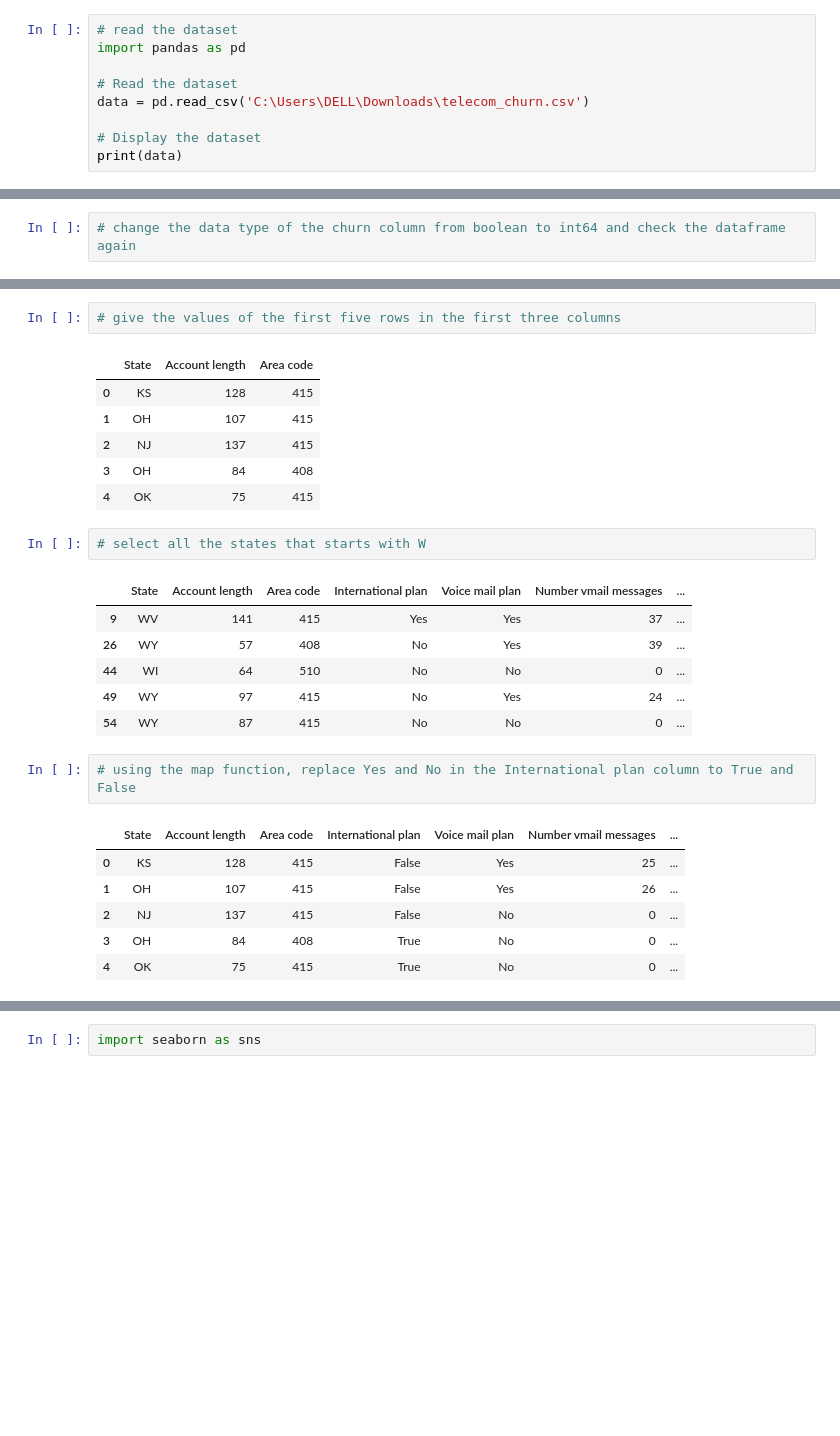
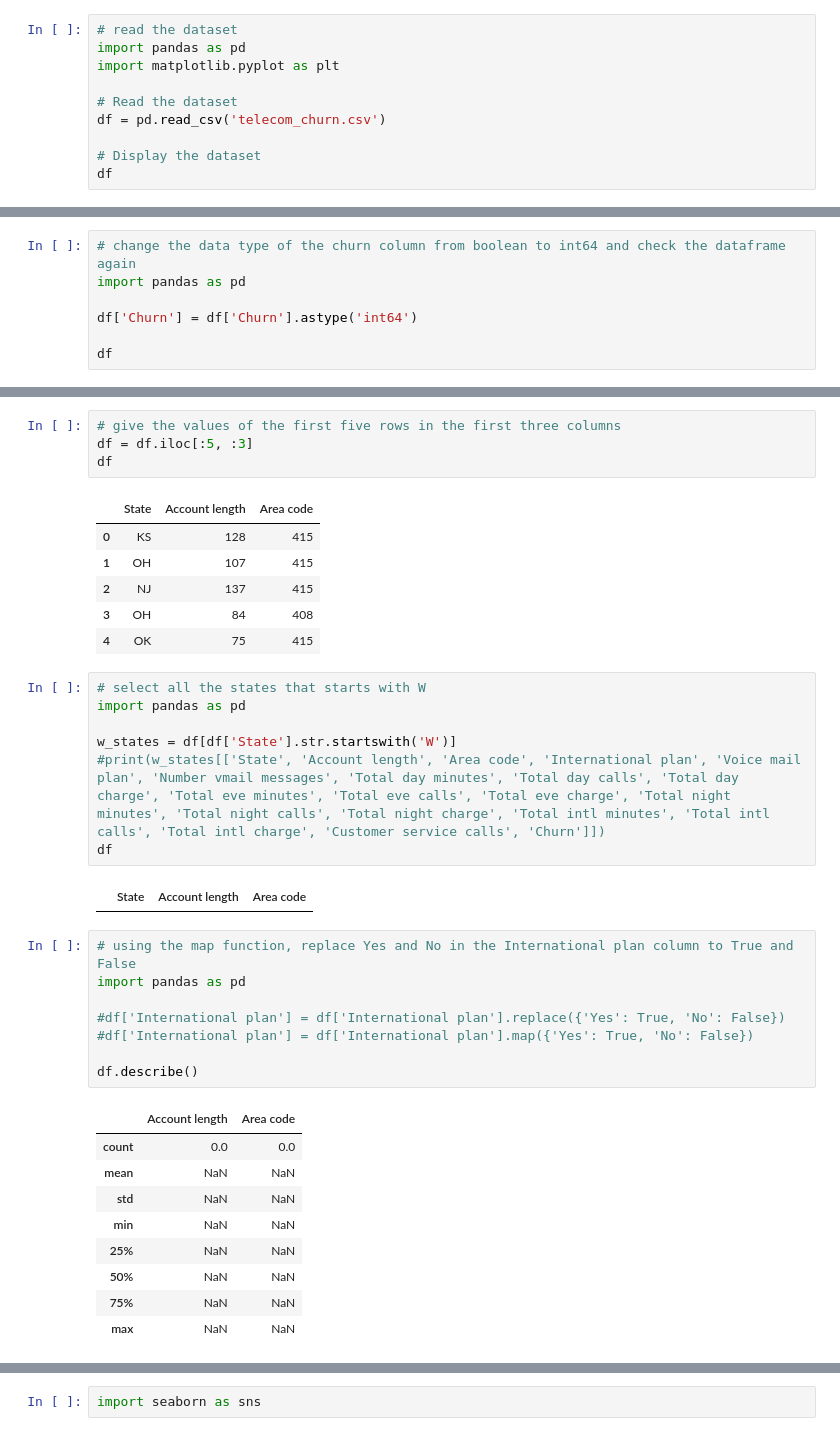
Before and after one commit to modupebello2023/jfellow_may, a Jupyter notebook: MBello Solution-Copy1.ipynb, the cells around one changed output, grey strips where cells are left out. Drawn from its saved outputs; the diff is of its cells as text; blank space fills up the shorter version.

```diff
--- a/MBello Solution-Copy1.ipynb
+++ b/MBello Solution-Copy1.ipynb
@@ -4,12 +12,13 @@ import matplotlib.pyplot as plt
 # %%
 # read the dataset
 import pandas as pd
+import matplotlib.pyplot as plt
 
 # Read the dataset
-data = pd.read_csv('C:\Users\DELL\Downloads\telecom_churn.csv')
+df = pd.read_csv('telecom_churn.csv')
 
 # Display the dataset
-print(data)
+df
 # %% [output]
 |  | State | Account length | Area code | International plan | Voice mail plan | Number vmail messages | ... |
 | 0 | KS | 128 | 415 | No | Yes | 25 | ... |
@@ -62,6 +84,11 @@ memory usage: 498.1+ KB
 | max | 243.000000 | 510.000000 | 51.000000 | 350.800000 | 165.000000 | 59.640000 | ... |
 # %%
 # change the data type of the churn column from boolean to int64 and check the dataframe again
+import pandas as pd
+
+df['Churn'] = df['Churn'].astype('int64')
+
+df
 # %% [output]
 |  | State | Account length | Area code | International plan | Voice mail plan | Number vmail messages | ... |
 | 0 | KS | 128 | 415 | No | Yes | 25 | ... |
@@ -101,6 +160,8 @@ we have 14.491449144914492 of churned customers in the dataset
 18.9
 # %%
 # give the values of the first five rows in the first three columns
+df = df.iloc[:5, :3]
+df
 # %% [output]
 |  | State | Account length | Area code |
 | 0 | KS | 128 | 415 |
@@ -110,22 +171,31 @@ we have 14.491449144914492 of churned customers in the dataset
 | 4 | OK | 75 | 415 |
 # %%
 # select all the states that starts with W
+import pandas as pd
+
+w_states = df[df['State'].str.startswith('W')]
+#print(w_states[['State', 'Account length', 'Area code', 'International plan', 'Voice mail plan', 'Number vmail messages', 'Total day minutes', 'Total day calls', 'Total day charge', 'Total eve minutes', 'Total eve calls', 'Total eve charge', 'Total night minutes', 'Total night calls', 'Total night charge', 'Total intl minutes', 'Total intl calls', 'Total intl charge', 'Customer service calls', 'Churn']])
+df
 # %% [output]
-|  | State | Account length | Area code | International plan | Voice mail plan | Number vmail messages | ... |
-| 9 | WV | 141 | 415 | Yes | Yes | 37 | ... |
-| 26 | WY | 57 | 408 | No | Yes | 39 | ... |
-| 44 | WI | 64 | 510 | No | No | 0 | ... |
-| 49 | WY | 97 | 415 | No | Yes | 24 | ... |
-| 54 | WY | 87 | 415 | No | No | 0 | ... |
+|  | State | Account length | Area code |
 # %%
 # using the map function, replace Yes and No in the International plan column to True and False
+import pandas as pd
+
+#df['International plan'] = df['International plan'].replace({'Yes': True, 'No': False})
+#df['International plan'] = df['International plan'].map({'Yes': True, 'No': False})
+
+df.describe()
 # %% [output]
-|  | State | Account length | Area code | International plan | Voice mail plan | Number vmail messages | ... |
-| 0 | KS | 128 | 415 | False | Yes | 25 | ... |
-| 1 | OH | 107 | 415 | False | Yes | 26 | ... |
-| 2 | NJ | 137 | 415 | False | No | 0 | ... |
-| 3 | OH | 84 | 408 | True | No | 0 | ... |
-| 4 | OK | 75 | 415 | True | No | 0 | ... |
+|  | Account length | Area code |
+| count | 0.0 | 0.0 |
+| mean | NaN | NaN |
+| std | NaN | NaN |
+| min | NaN | NaN |
+| 25% | NaN | NaN |
+| 50% | NaN | NaN |
+| 75% | NaN | NaN |
+| max | NaN | NaN |
 # %%
 # we want to understand the total calls that have been made by customers. Total_calls is calculated as
 # the sum of Total dat calls, Total eve calls, Total night calls, Total intl calls.
```
Also changed, not shown: parts of 10 cells of this notebook.
